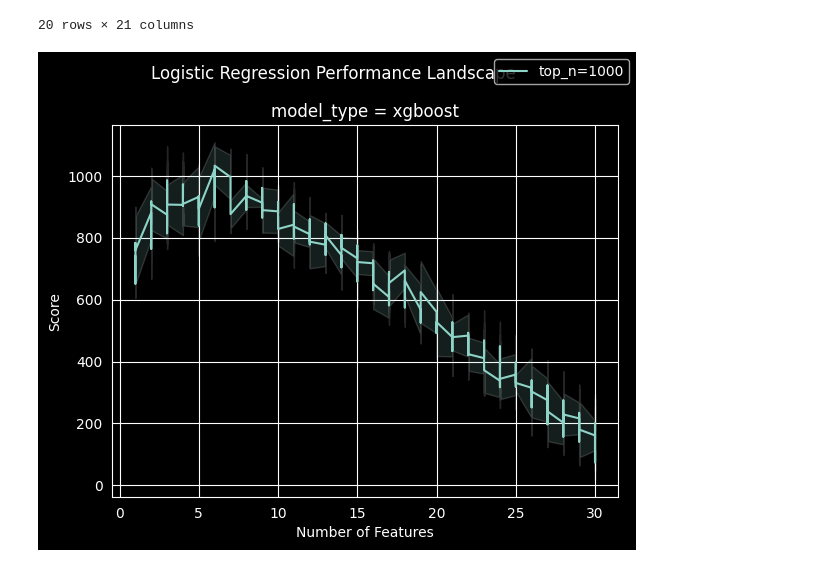
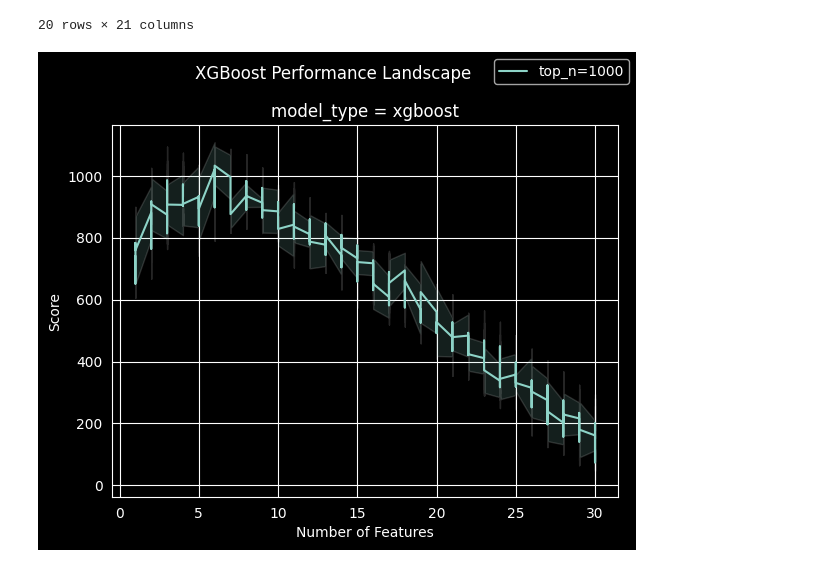
Before and after one commit to kwiatkowskaa/cost-sensitive-predictive-modeling, a Jupyter notebook: notebooks_scaled/04_xgboost_model_MM.ipynb, the cells around one changed output. Cells and saved outputs as stored; diff of their text form; code cells hidden in the pictures.

```diff
--- a/notebooks_scaled/04_xgboost_model_MM.ipynb
+++ b/notebooks_scaled/04_xgboost_model_MM.ipynb
@@ -587,14 +587,14 @@ final_results_xg.sort_values(by="score", ascending=False).head(20)
 # %%
 plot_metric_surface(
     df=final_results_xg,
     x_col="n_features",
     y_col="score",
     split_col="model_type",
     line_col="top_n",
     std_col="score_std",
-    title="Logistic Regression Performance Landscape",
+    title="XGBoost Performance Landscape",
     x_label="Number of Features",
     y_label="Score"
 )
 # %% [output]
-[figure, old version]
+[figure, new version]
```
Also changed, not shown: parts of 1 cell of this notebook.
